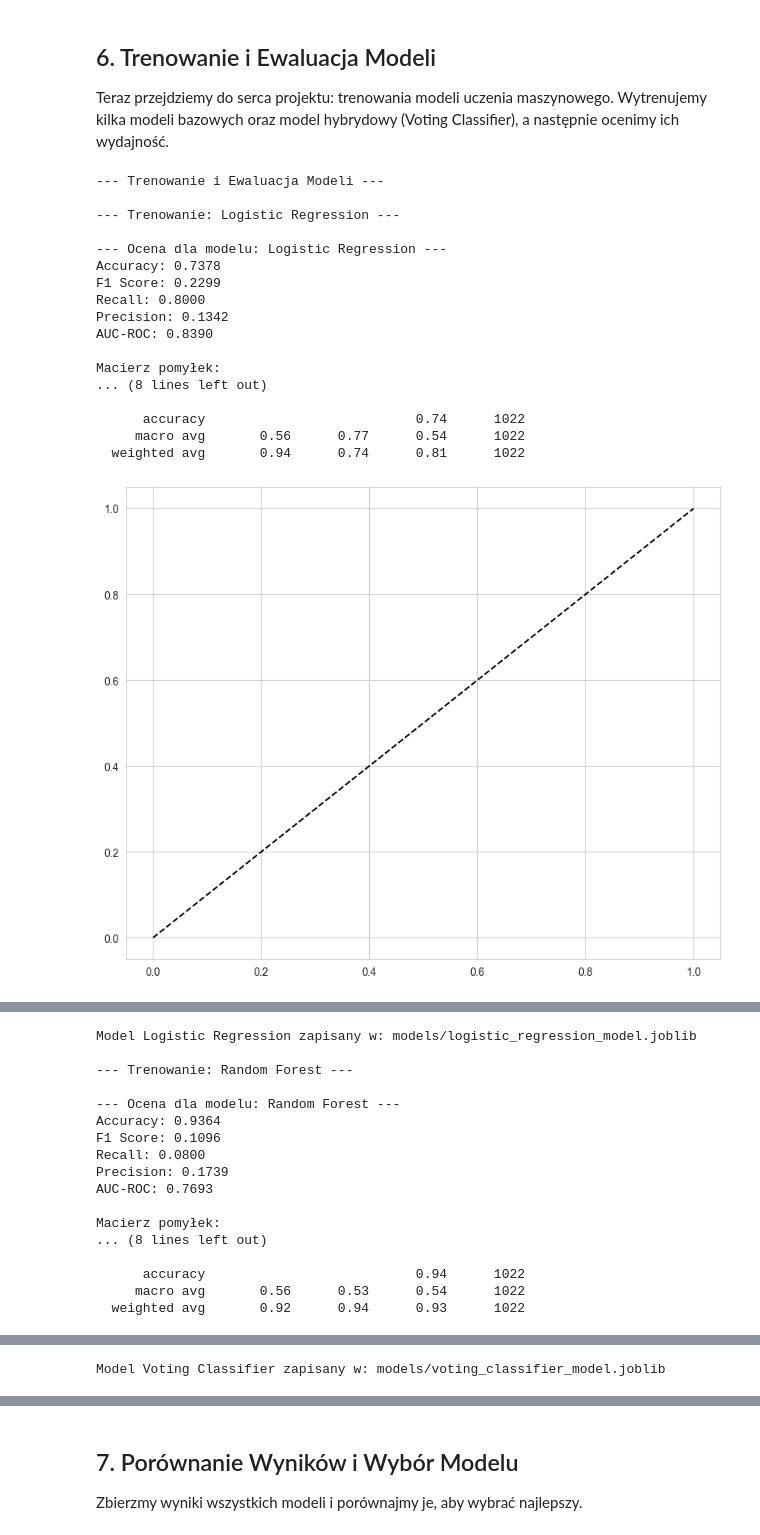
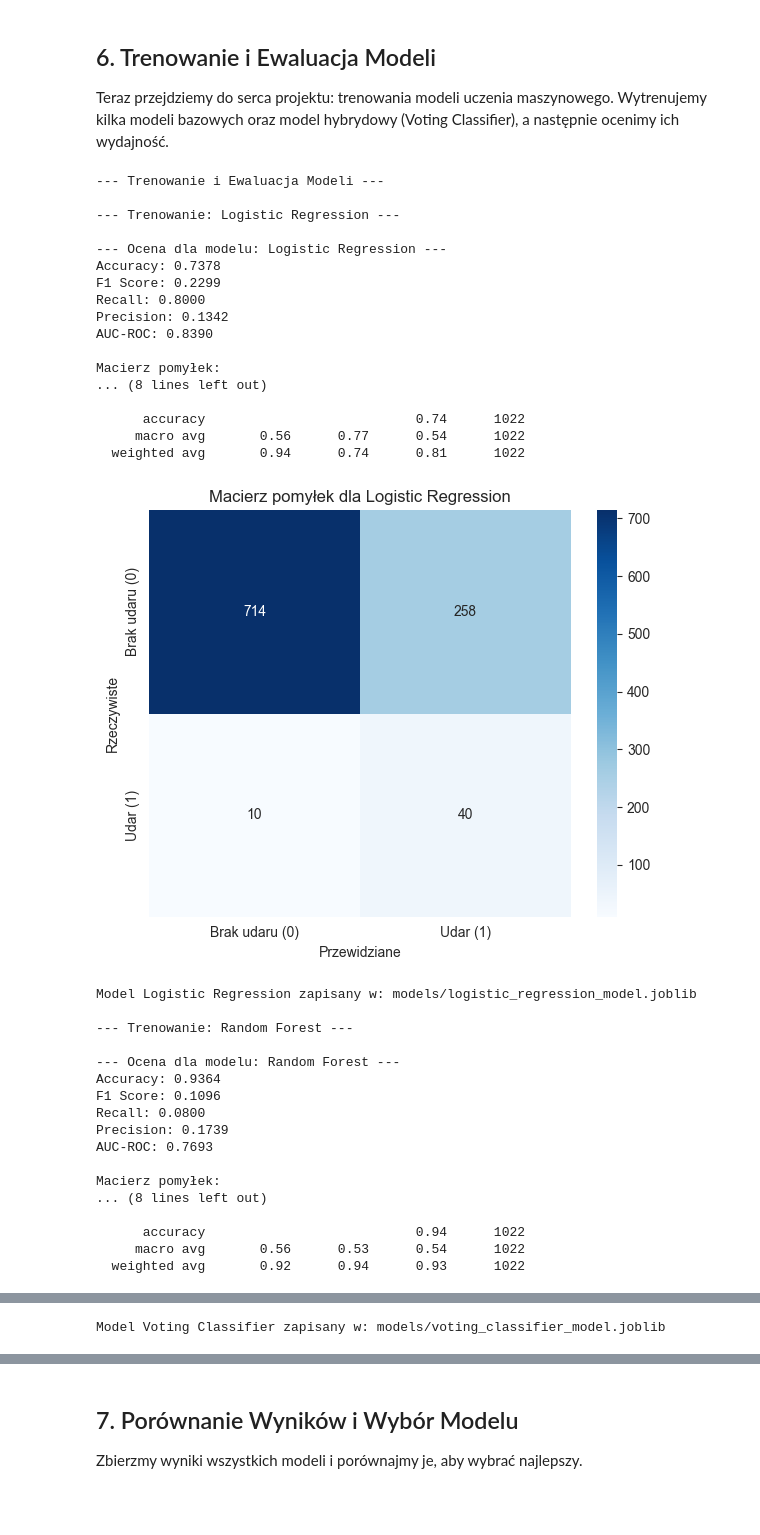
Before and after one commit to SzyMm0n/MAD-Clasification-Project, a Jupyter notebook: notebook.ipynb, the cells around one changed output, grey strips where cells are left out. Cells and saved outputs as stored; diff of their text form; code cells hidden in the pictures; blank space fills up the shorter version.

Commit message:
fix: piechart for binary features fix: removed redundant roc curve

```diff
--- a/notebook.ipynb
+++ b/notebook.ipynb
@@ -380,10 +375,6 @@ if not raw_df.empty:
     base_models_dict = define_base_models()
     trained_models = {}
     evaluation_results = {}
-
-    # Oś do wspólnego wykresu ROC
-    fig_roc_all, ax_roc_all = plt.subplots(figsize=(10, 8))
-    ax_roc_all.plot([0, 1], [0, 1], 'k--', label='Losowe zgadywanie')
 
     model_filenames = {
         "Logistic Regression": LOG_REG_MODEL_NAME,
@@ -394,18 +385,21 @@ if not raw_df.empty:
     # Trenowanie modeli bazowych
     for model_name, model_instance in base_models_dict.items():
         print(f"\n--- Trenowanie: {model_name} ---")
-        model_pipeline = create_full_model_pipeline(preprocessor_obj, model_instance, use_smote=True)
-        trained_pipeline = train_model(model_pipeline, X_train_df, y_train_series)
+        model_pipeline = create_full_model_pipeline(
+            preprocessor_obj, model_instance, use_smote=True)
+        trained_pipeline = train_model(
+            model_pipeline, X_train_df, y_train_series)
         trained_models[model_name] = trained_pipeline
 
         # Ewaluacja
-        y_pred_test, y_proba_test = get_predictions(trained_pipeline, X_test_df)
-        metrics, cm = print_evaluation_summary(model_name, y_test_series, y_pred_test, y_proba_test)
+        y_pred_test, y_proba_test = get_predictions(
+            trained_pipeline, X_test_df)
+        metrics, cm = print_evaluation_summary(
+            model_name, y_test_series, y_pred_test, y_proba_test)
         evaluation_results[model_name] = metrics
 
         # Wizualizacja
         plot_confusion_matrix_heatmap(cm, model_name, save_plot=True)
-        plot_roc_curve_custom(y_test_series, y_proba_test, model_name, ax=ax_roc_all)
 
         # Zapis modelu
         model_path = os.path.join(MODEL_SAVE_DIR, model_filenames[model_name])
@@ -425,43 +419,53 @@ if not raw_df.empty:
     trained_models["Voting Classifier"] = trained_vc_pipeline
 
     # Ewaluacja Voting Classifier
-    y_pred_vc_test, y_proba_vc_test = get_predictions(trained_vc_pipeline, X_test_df)
-    metrics_vc, cm_vc = print_evaluation_summary("Voting Classifier", y_test_series, y_pred_vc_test, y_proba_vc_test)
+    y_pred_vc_test, y_proba_vc_test = get_predictions(
+        trained_vc_pipeline, X_test_df)
+    metrics_vc, cm_vc = print_evaluation_summary(
+        "Voting Classifier", y_test_series, y_pred_vc_test, y_proba_vc_test)
     evaluation_results["Voting Classifier"] = metrics_vc
     plot_confusion_matrix_heatmap(cm_vc, "Voting Classifier", save_plot=True)
-    plot_roc_curve_custom(y_test_series, y_proba_vc_test, "Voting Classifier", ax=ax_roc_all)
 
     # Zapis Voting Classifier
     model_path_vc = os.path.join(MODEL_SAVE_DIR, VOTING_MODEL_NAME)
     joblib.dump(trained_vc_pipeline, model_path_vc)
     print(f"Model Voting Classifier zapisany w: {model_path_vc}")
 
-    # Finalizacja wykresu ROC
-    ax_roc_all.set_xlabel('False Positive Rate')
-    ax_roc_all.set_ylabel('True Positive Rate')
-    ax_roc_all.set_title('Krzywe ROC dla Porównywanych Modeli')
-    ax_roc_all.legend(loc='lower right')
-    plt.tight_layout()
-    plt.savefig(os.path.join(RESULTS_DIR, 'roc_curves_comparison.png'))
-    plt.show()
 else:
     print("DataFrame jest pusty, pomijanie Trenowania i Ewaluacji.")
 # %% [output]
 --- Trenowanie i Ewaluacja Modeli ---
 
 --- Trenowanie: Logistic Regression ---
 
 --- Ocena dla modelu: Logistic Regression ---
 Accuracy: 0.7378
 F1 Score: 0.2299
 Recall: 0.8000
 Precision: 0.1342
 AUC-ROC: 0.8390
 
 Macierz pomyłek:
 ... (8 lines left out)
 
       accuracy                           0.74      1022
      macro avg       0.56      0.77      0.54      1022
   weighted avg       0.94      0.74      0.81      1022
-[figure, old version]
+[figure, new version]
+Model Logistic Regression zapisany w: models/logistic_regression_model.joblib
+
+--- Trenowanie: Random Forest ---
+
+--- Ocena dla modelu: Random Forest ---
+Accuracy: 0.9364
+F1 Score: 0.1096
+Recall: 0.0800
+Precision: 0.1739
+AUC-ROC: 0.7693
+
+Macierz pomyłek:
+... (8 lines left out)
+
+      accuracy                           0.94      1022
+     macro avg       0.56      0.53      0.54      1022
+  weighted avg       0.92      0.94      0.93      1022
@@ -469,17 +472,0 @@ Macierz pomyłek:
-Model Logistic Regression zapisany w: models/logistic_regression_model.joblib
-
---- Trenowanie: Random Forest ---
-
---- Ocena dla modelu: Random Forest ---
-Accuracy: 0.9364
-F1 Score: 0.1096
-Recall: 0.0800
-Precision: 0.1739
-AUC-ROC: 0.7693
-
-Macierz pomyłek:
-... (8 lines left out)
-
-      accuracy                           0.94      1022
-     macro avg       0.56      0.53      0.54      1022
-  weighted avg       0.92      0.94      0.93      1022
```
Also changed, not shown: parts of 4 cells of this notebook.
